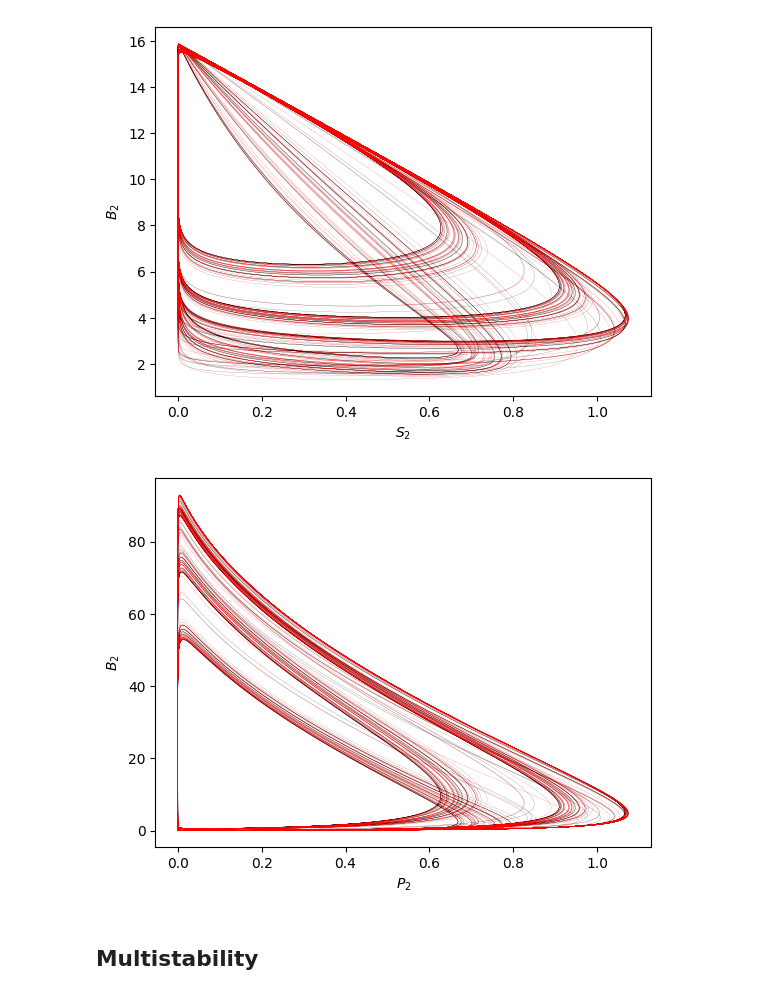
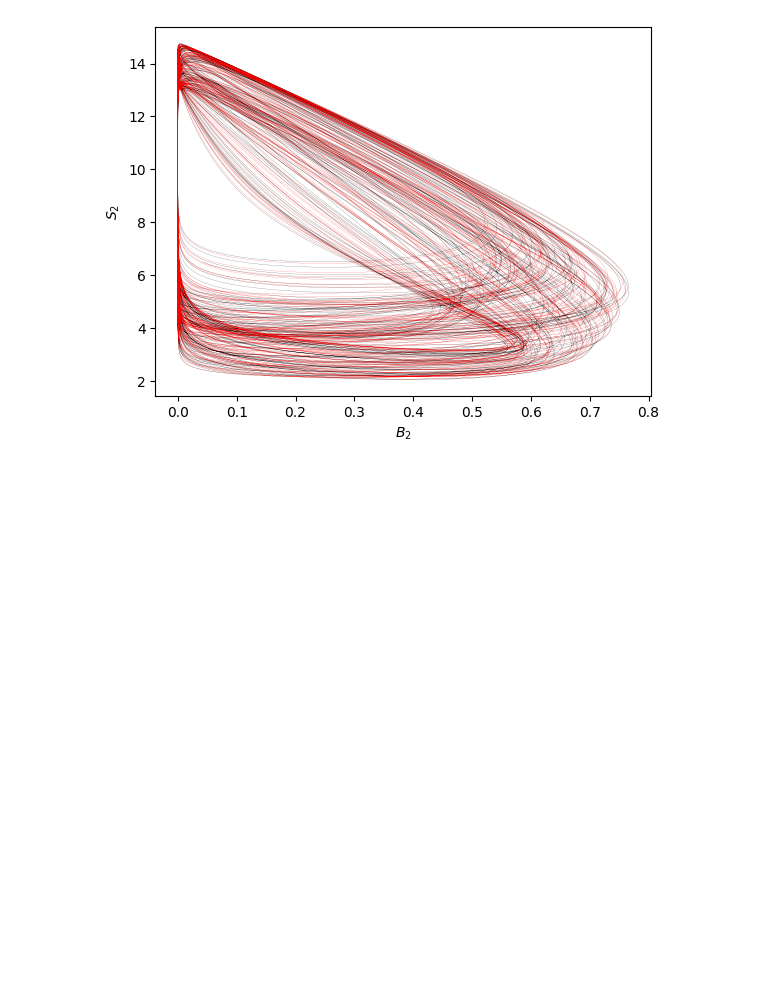
Before and after one commit to FredRobs/Bacteria-and-Viruses, a Jupyter notebook: cascadedSystem.ipynb, the cells around one changed output. Cells and saved outputs as stored; diff of their text form; code cells hidden in the pictures; blank space fills up the shorter version.

```diff
--- a/cascadedSystem.ipynb
+++ b/cascadedSystem.ipynb
@@ -19,14 +21,18 @@ t_eval=np.linspace(t_start, t_end, 1000000)
 #Initial state of system
 initialState=[0.1,0,1,12,0.1,0,1,12]
 # %%
-#ODE model for chemostat
+
+#Initial state of system
+
 
 def odeModel(t,y):
+    F=sigma_1*(1-(m/2)*(1+np.sin(modFrequency*t)))
+
     B,I,P,S,B2,I2,P2,S2=y
     B_dot=v*B*(S/(S+K)) - B*(rho+a*w*P)
     I_dot=a*w*B*P - I*(rho + 1/tau)
     P_dot=1e-6-P*(rho + a*(B+I)) + beta*(I/tau)
-    S_dot=rho*(sigma_1-S) - gamma*v*B*(S/(S+K))
+    S_dot=rho*(F-S) - gamma*v*B*(S/(S+K))
 
     B_dot2=v*B2*(S2/(S2+K)) - B2*(rho+a*w*P2)
     I_dot2=a*w*B2*P2 - I2*(rho + 1/tau)
@@ -34,36 +40,38 @@ def odeModel(t,y):
     S_dot2=rho*(S + sigma_2 -S2) - gamma*v*B2*(S2/(S2+K))
 
     return [B_dot,I_dot,P_dot,S_dot,B_dot2,I_dot2,P_dot2,S_dot2]
+# %%
+#Poincare section
+def poincare(t, y):
+    return y[4] - 0.4
 # %%
 #Solves the ODE model as well as removing transient time
-def solveODE(t_s,t_e,i_state,integrator,dt):
+def solveODE(t_s,t_e,i_state,integrator,dt,rtol,atol):
     solution = solve_ivp(odeModel,
                      [t_s,t_e],
-                     i_state,method=integrator, t_eval=dt)
+                     i_state,method=integrator,events=poincare, t_eval=dt,rtol=rtol,atol=atol)
+    eventTimes = solution.t_events[0]
+    eventStates = solution.y_events[0]
+    poincaretemp = eventTimes >= transient
     temp=solution.t >= transient
-    return solution.y[0][temp],solution.y[1][temp],solution.y[2][temp],solution.y[3][temp],solution.y[4][temp],solution.y[5][temp],solution.y[6][temp],solution.y[7][temp]
+    poincarePoints = eventStates[poincaretemp]
+    return solution.y[0][temp],solution.y[1][temp],solution.y[2][temp],solution.y[3][temp],solution.y[4][temp],solution.y[5][temp],solution.y[6][temp],solution.y[7][temp],poincarePoints,eventStates[poincaretemp]
 # %%
 #Create stable inital state
 def averageSteadyState(sol):
     return np.mean(sol[0]),np.mean(sol[1]),np.mean(sol[2]),np.mean(sol[3]),np.mean(sol[4]),np.mean(sol[5]),np.mean(sol[6]),np.mean(sol[7])
 # %%
-plotData=solveODE(t_start,t_end,initialState,'RK45',t_eval)
+poincare.terminal=False
+poincare.direction=1
+plotData=solveODE(t_start,t_end,initialState,'RK45',t_eval,1e-7,1e-10)
 steadyState=averageSteadyState(plotData)
 initialState2=[steadyState[0],steadyState[1],steadyState[2],steadyState[3],steadyState[4],steadyState[5],steadyState[6],steadyState[7]]
-plotData2=solveODE(t_start,t_end,initialState2,'RK45',t_eval)
+plotData2=solveODE(t_start,t_end,initialState2,'RK45',t_eval,1e-7,1e-10)
 # %%
 plt.plot(plotData[4],plotData[7],color='black',linewidth=0.1)
 plt.plot(plotData2[4],plotData2[7],color='red',linewidth=0.1)
-plt.xlabel("$S_2$")
-plt.ylabel("$B_2$")
+plt.xlabel("$B_2$")
+plt.ylabel("$S_2$")
 plt.show()
-plt.plot(plotData[4],plotData[6],color='black',linewidth=0.1)
-plt.plot(plotData2[4],plotData2[6],color='red',linewidth=0.1)
-plt.xlabel("$P_2$")
-plt.ylabel("$B_2$")
-plt.show()
 # %% [output]
-[figure, old version]
+[figure, new version]
-[figure, removed]
-# %% [markdown]
-## Multistability
```
Also changed, not shown: parts of 5 cells of this notebook, 1 other file.
